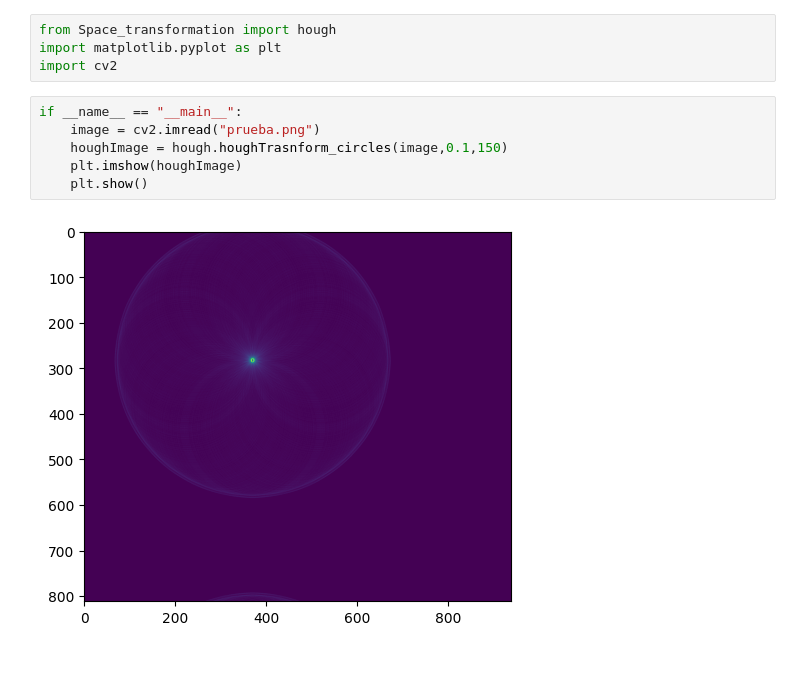
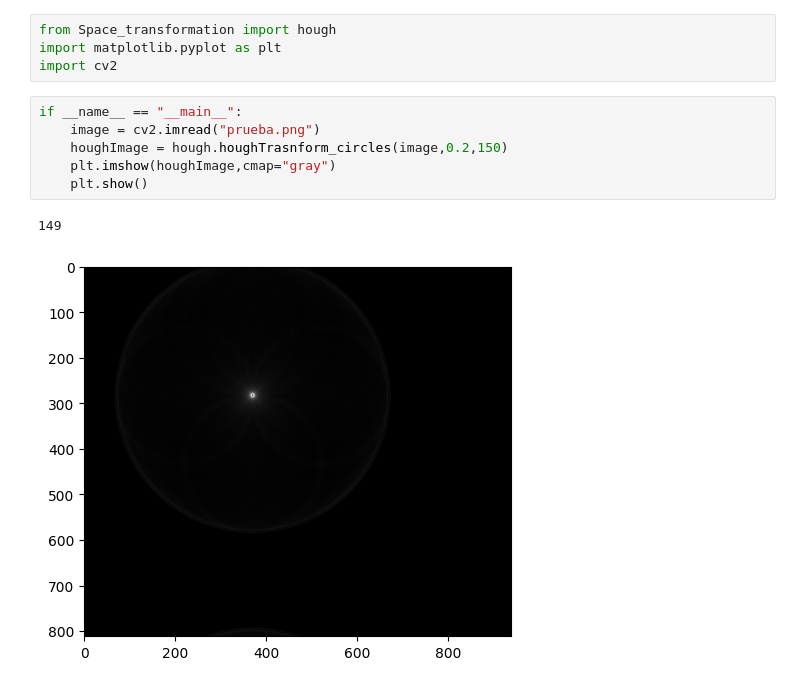
Before and after one commit to uumaaa/Practica-5, a Jupyter notebook: main.ipynb, the cells around one changed output. Cells and saved outputs as stored; diff of their text form.

Commit message:
commit hough

```diff
--- a/main.ipynb
+++ b/main.ipynb
@@ -5,8 +5,9 @@ import cv2
 # %%
 if __name__ == "__main__":
     image = cv2.imread("prueba.png")
-    houghImage = hough.houghTrasnform_circles(image,0.1,150)
-    plt.imshow(houghImage)
+    houghImage = hough.houghTrasnform_circles(image,0.2,150)
+    plt.imshow(houghImage,cmap="gray")
     plt.show()
 # %% [output]
+149
-[figure, old version]
+[figure, new version]
```
Also changed, not shown: 2 other files.
